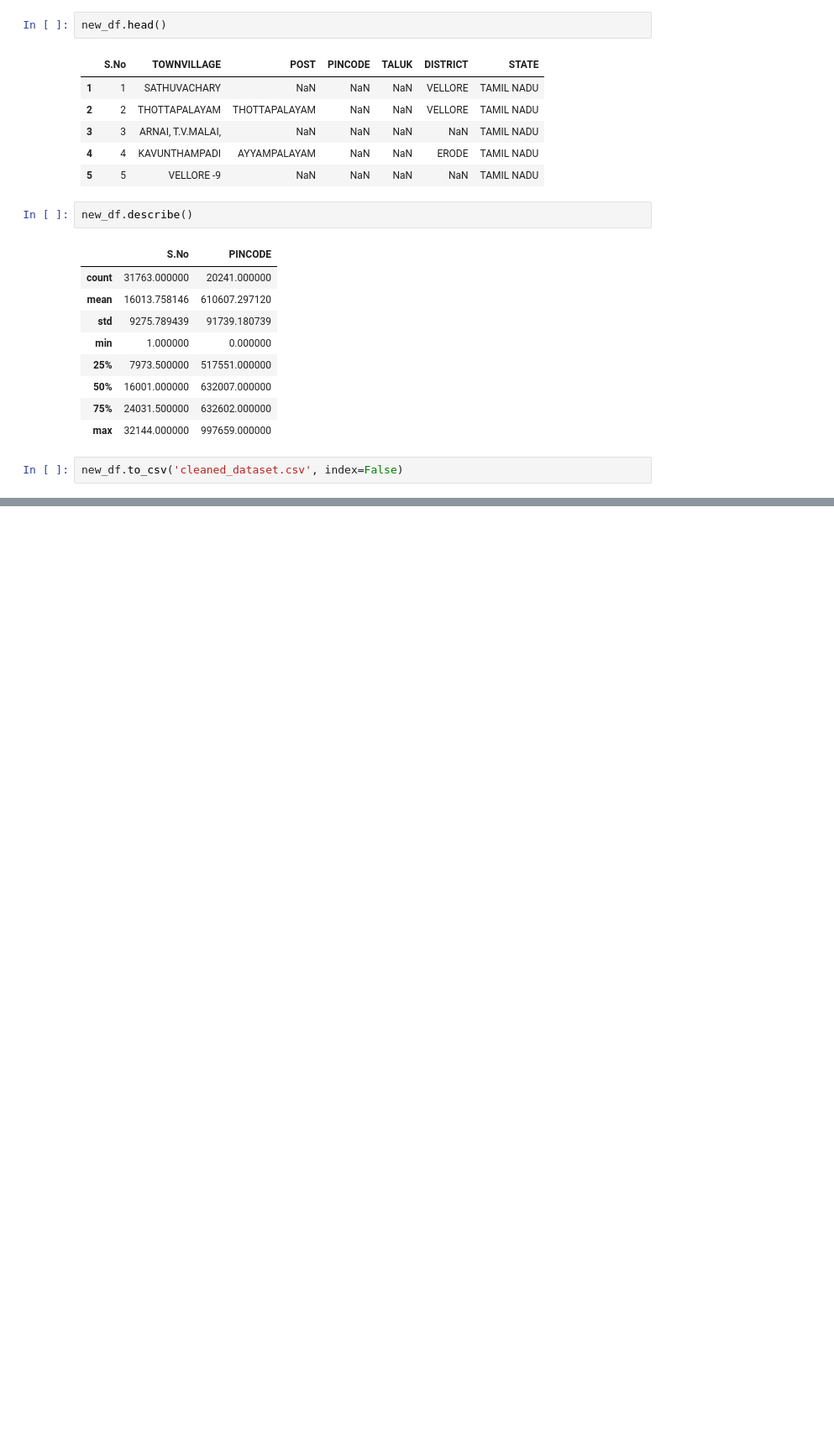
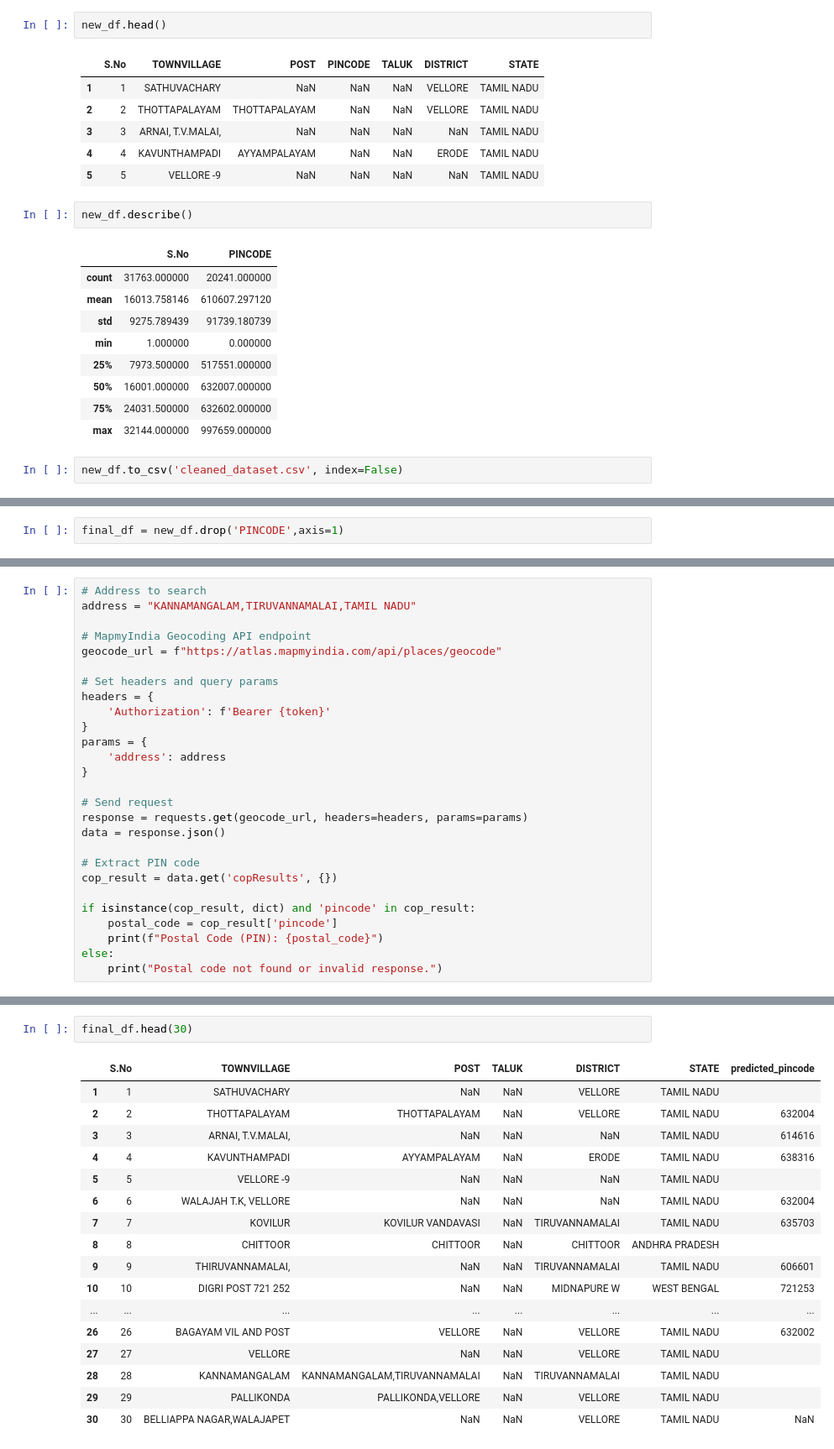
Before and after one commit to Trisha-Annambhotla/Health-Data, a Jupyter notebook: HealthData.ipynb, the cells around one changed output, grey strips where cells are left out. Shown: that part at 84% size. Cells and saved outputs as stored; diff of their text form; blank space fills up the shorter version.

```diff
--- a/HealthData.ipynb
+++ b/HealthData.ipynb
@@ -267,0 +315,2 @@ files.download('cleaned_dataset.csv')
+# %%
+final_df = new_df.drop('PINCODE',axis=1)
@@ -267,0 +326,27 @@ files.download('cleaned_dataset.csv')
+# %%
+# Address to search
+address = "KANNAMANGALAM,TIRUVANNAMALAI,TAMIL NADU"
+
+# MapmyIndia Geocoding API endpoint
+geocode_url = f"https://atlas.mapmyindia.com/api/places/geocode"
+
+# Set headers and query params
+headers = {
+    'Authorization': f'Bearer {token}'
+}
+params = {
+    'address': address
+}
+
+# Send request
+response = requests.get(geocode_url, headers=headers, params=params)
+data = response.json()
+
+# Extract PIN code
+cop_result = data.get('copResults', {})
+
+if isinstance(cop_result, dict) and 'pincode' in cop_result:
+    postal_code = cop_result['pincode']
+    print(f"Postal Code (PIN): {postal_code}")
+else:
+    print("Postal code not found or invalid response.")
@@ -267,0 +439,20 @@ files.download('cleaned_dataset.csv')
+# %%
+final_df.head(30)
+# %% [output]
+|  | S.No | TOWNVILLAGE | POST | TALUK | DISTRICT | STATE | predicted_pincode |
+| 1 | 1 | SATHUVACHARY | NaN | NaN | VELLORE | TAMIL NADU |  |
+| 2 | 2 | THOTTAPALAYAM | THOTTAPALAYAM | NaN | VELLORE | TAMIL NADU | 632004 |
+| 3 | 3 | ARNAI, T.V.MALAI, | NaN | NaN | NaN | TAMIL NADU | 614616 |
+| 4 | 4 | KAVUNTHAMPADI | AYYAMPALAYAM | NaN | ERODE | TAMIL NADU | 638316 |
+| 5 | 5 | VELLORE -9 | NaN | NaN | NaN | TAMIL NADU |  |
+| 6 | 6 | WALAJAH T.K, VELLORE | NaN | NaN | NaN | TAMIL NADU | 632004 |
+| 7 | 7 | KOVILUR | KOVILUR VANDAVASI | NaN | TIRUVANNAMALAI | TAMIL NADU | 635703 |
+| 8 | 8 | CHITTOOR | CHITTOOR | NaN | CHITTOOR | ANDHRA PRADESH |  |
+| 9 | 9 | THIRUVANNAMALAI, | NaN | NaN | TIRUVANNAMALAI | TAMIL NADU | 606601 |
+| 10 | 10 | DIGRI POST 721 252 | NaN | NaN | MIDNAPURE W | WEST BENGAL | 721253 |
+| ... | ... | ... | ... | ... | ... | ... | ... |
+| 26 | 26 | BAGAYAM VIL AND POST | VELLORE | NaN | VELLORE | TAMIL NADU | 632002 |
+| 27 | 27 | VELLORE | NaN | NaN | VELLORE | TAMIL NADU |  |
+| 28 | 28 | KANNAMANGALAM | KANNAMANGALAM,TIRUVANNAMALAI | NaN | TIRUVANNAMALAI | TAMIL NADU |  |
+| 29 | 29 | PALLIKONDA | PALLIKONDA,VELLORE | NaN | VELLORE | TAMIL NADU |  |
+| 30 | 30 | BELLIAPPA NAGAR,WALAJAPET | NaN | NaN | VELLORE | TAMIL NADU | NaN |
```
Also changed, not shown: parts of 11 cells of this notebook.
